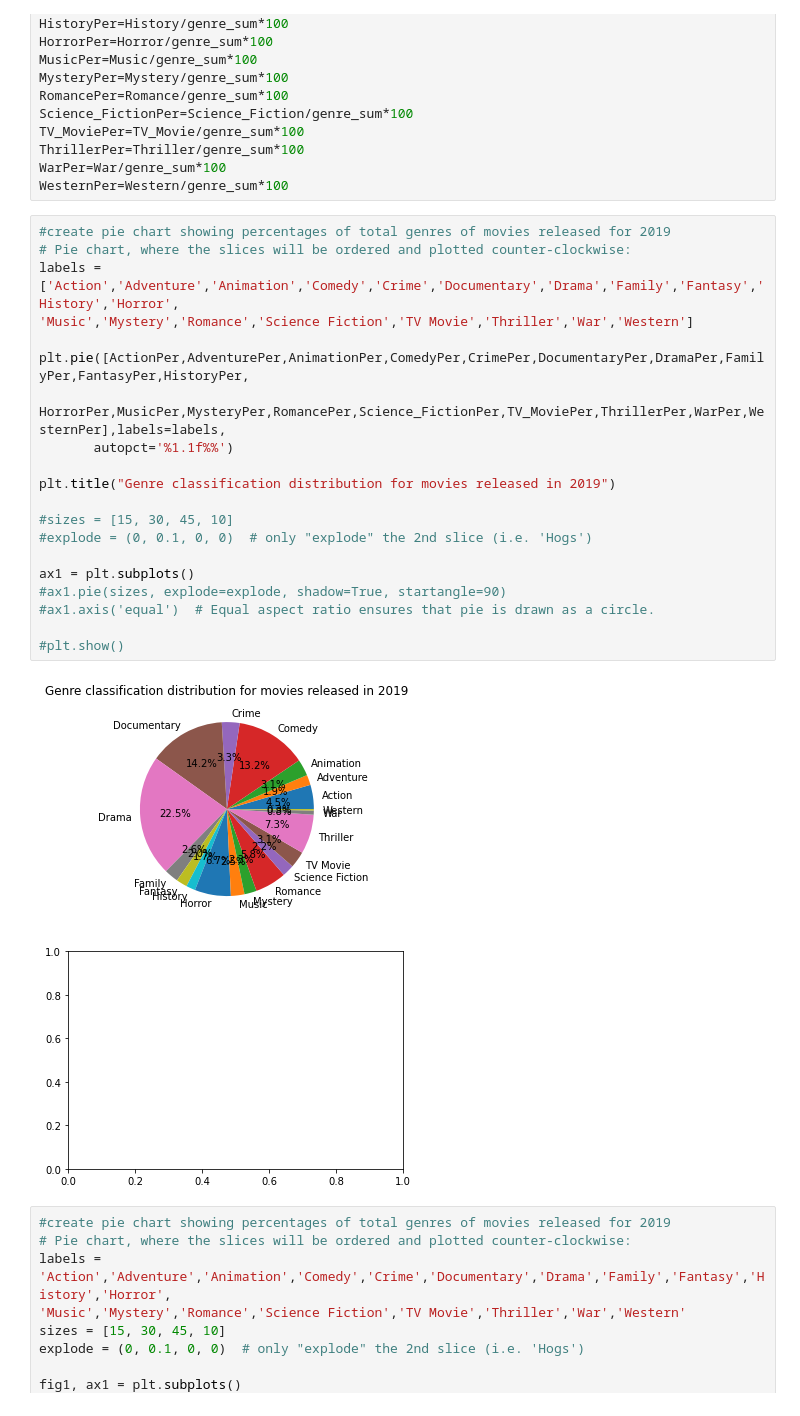
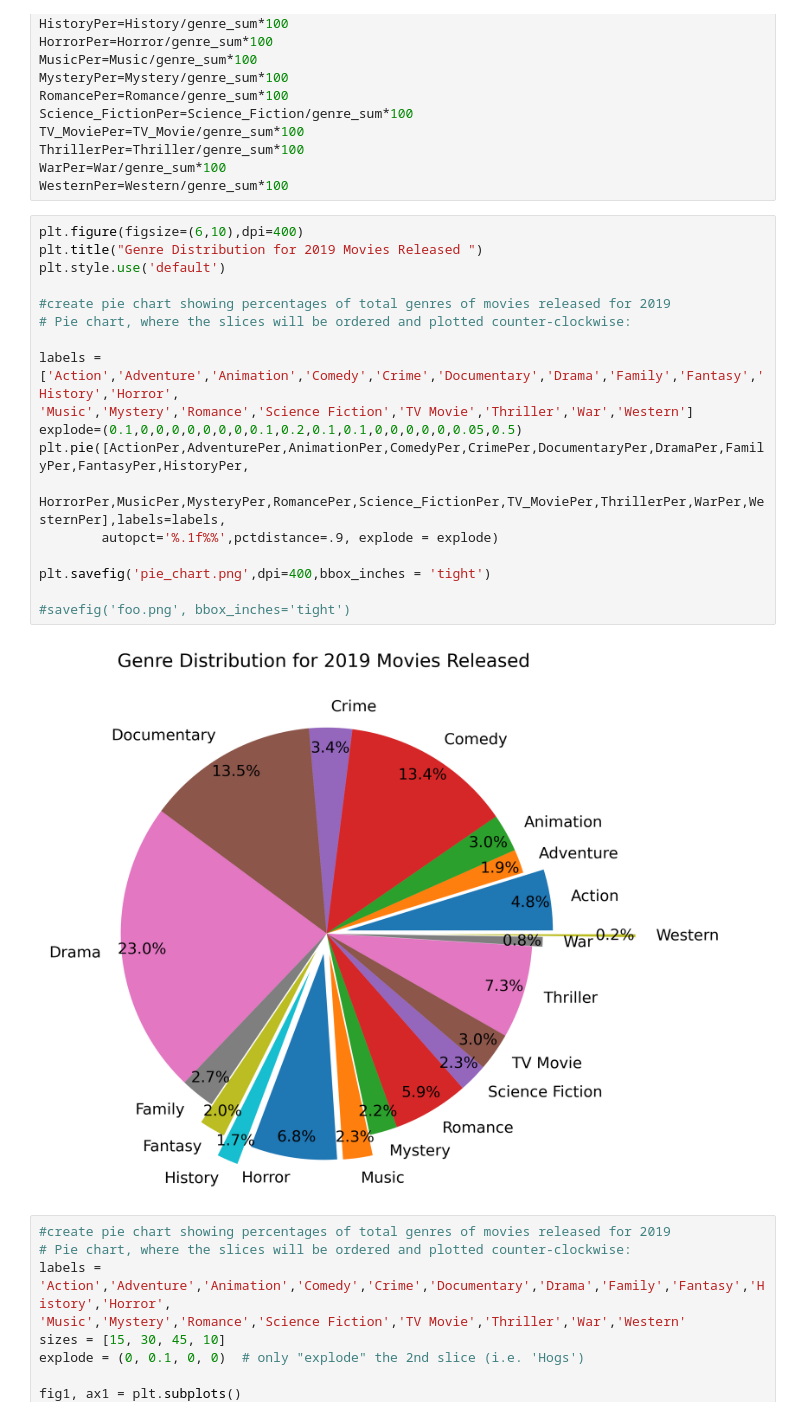
Before and after one commit to jamesa820/Project_1, a Jupyter notebook: maybebasev2_copy.ipynb, the cells around one changed output. Drawn from its saved outputs; the diff is of its cells as text.

Commit message:
most updated file with pie chart

```diff
--- a/maybebasev2_copy.ipynb
+++ b/maybebasev2_copy.ipynb
@@ -711,28 +711,25 @@ ThrillerPer=Thriller/genre_sum*100
 WarPer=War/genre_sum*100
 WesternPer=Western/genre_sum*100
 # %%
+plt.figure(figsize=(6,10),dpi=400)
+plt.title("Genre Distribution for 2019 Movies Released ")
+plt.style.use('default')
+
 #create pie chart showing percentages of total genres of movies released for 2019
 # Pie chart, where the slices will be ordered and plotted counter-clockwise:
+
 labels = ['Action','Adventure','Animation','Comedy','Crime','Documentary','Drama','Family','Fantasy','History','Horror',
 'Music','Mystery','Romance','Science Fiction','TV Movie','Thriller','War','Western']
-
+explode=(0.1,0,0,0,0,0,0,0,0.1,0.2,0.1,0.1,0,0,0,0,0,0.05,0.5)
 plt.pie([ActionPer,AdventurePer,AnimationPer,ComedyPer,CrimePer,DocumentaryPer,DramaPer,FamilyPer,FantasyPer,HistoryPer,
         HorrorPer,MusicPer,MysteryPer,RomancePer,Science_FictionPer,TV_MoviePer,ThrillerPer,WarPer,WesternPer],labels=labels,
-       autopct='%1.1f%%')
+        autopct='%.1f%%',pctdistance=.9, explode = explode)
 
-plt.title("Genre classification distribution for movies released in 2019")
+plt.savefig('pie_chart.png',dpi=400,bbox_inches = 'tight')
 
-#sizes = [15, 30, 45, 10]
-#explode = (0, 0.1, 0, 0)  # only "explode" the 2nd slice (i.e. 'Hogs')
-
-ax1 = plt.subplots()
-#ax1.pie(sizes, explode=explode, shadow=True, startangle=90)
-#ax1.axis('equal')  # Equal aspect ratio ensures that pie is drawn as a circle.
-
-#plt.show()
+#savefig('foo.png', bbox_inches='tight')
 # %% [output]
-[figure, old version]
+[figure, new version]
-[figure, removed]
 # %%
 #create pie chart showing percentages of total genres of movies released for 2019
 # Pie chart, where the slices will be ordered and plotted counter-clockwise:
```
Also changed, not shown: parts of 16 cells of this notebook.
